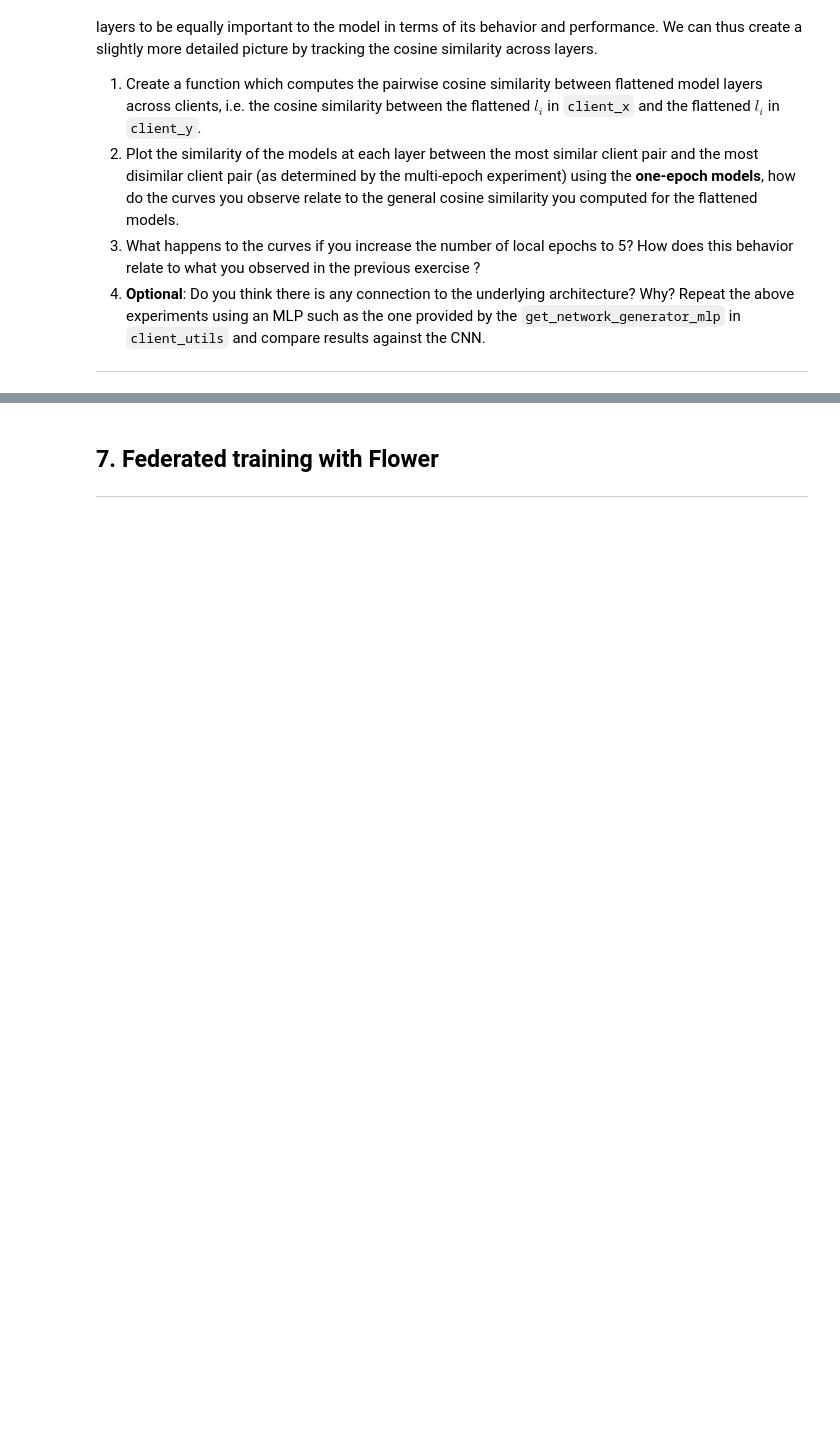
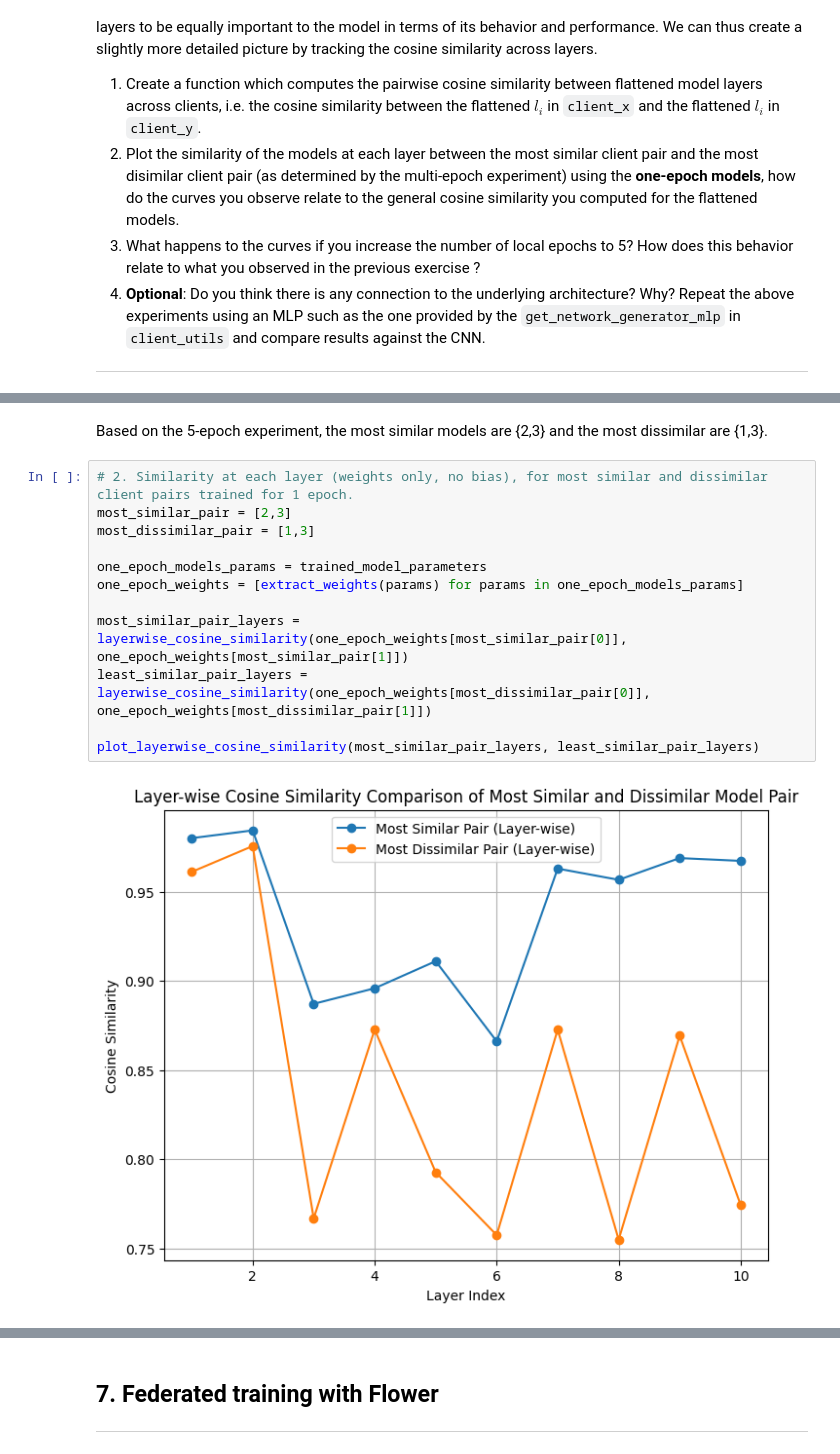
Before and after one commit to Lourencom/L361-Federated-Learning, a Jupyter notebook: labs/L361_2025_Lab_1_From_Centralised_To_Federated_Part_2.ipynb, the cells around one changed output, grey strips where cells are left out. Cells and saved outputs as stored; diff of their text form; blank space fills up the shorter version.

```diff
--- a/labs/L361_2025_Lab_1_From_Centralised_To_Federated_Part_2.ipynb
+++ b/labs/L361_2025_Lab_1_From_Centralised_To_Federated_Part_2.ipynb
@@ -902,0 +733,16 @@ Written argument: When repeating the experiments for MLP, we observe that using
+# %% [markdown]
+Based on the 5-epoch experiment, the most similar models are {2,3} and the most dissimilar are {1,3}.
+# %%
+# 2. Similarity at each layer (weights only, no bias), for most similar and dissimilar client pairs trained for 1 epoch.
+most_similar_pair = [2,3]
+most_dissimilar_pair = [1,3]
+
+one_epoch_models_params = trained_model_parameters
+one_epoch_weights = [extract_weights(params) for params in one_epoch_models_params]
+
+most_similar_pair_layers = layerwise_cosine_similarity(one_epoch_weights[most_similar_pair[0]], one_epoch_weights[most_similar_pair[1]])
+least_similar_pair_layers = layerwise_cosine_similarity(one_epoch_weights[most_dissimilar_pair[0]], one_epoch_weights[most_dissimilar_pair[1]])
+
+plot_layerwise_cosine_similarity(most_similar_pair_layers, least_similar_pair_layers)
+# %% [output]
+[figure, added]
```
Also changed, not shown: parts of 94 cells of this notebook, 1 other file.
